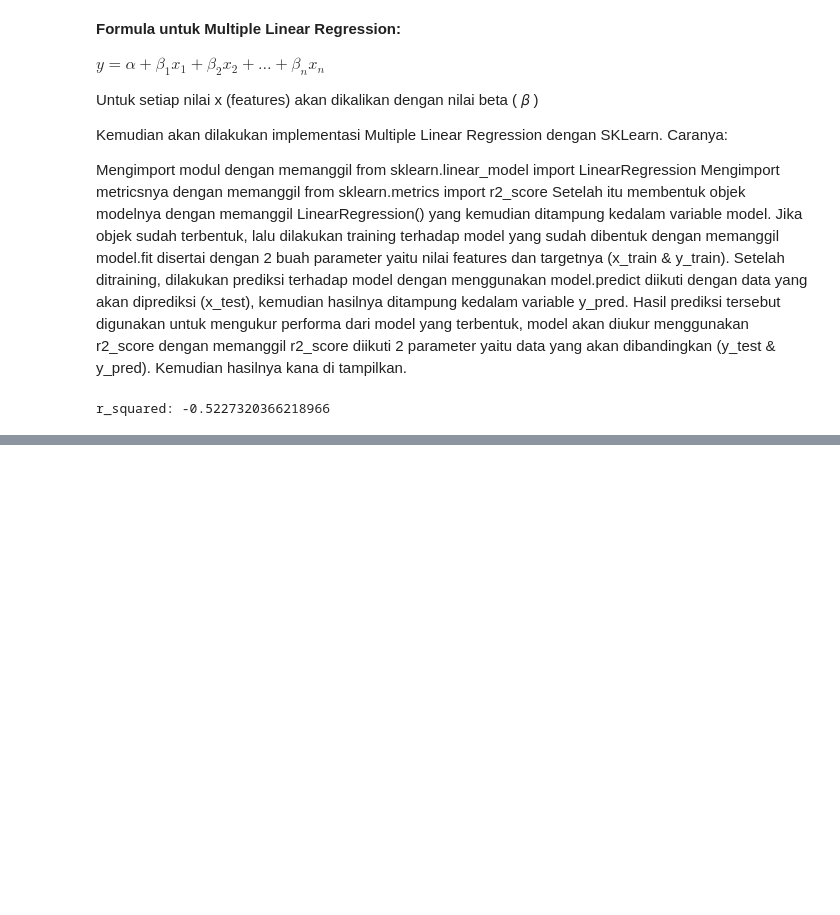
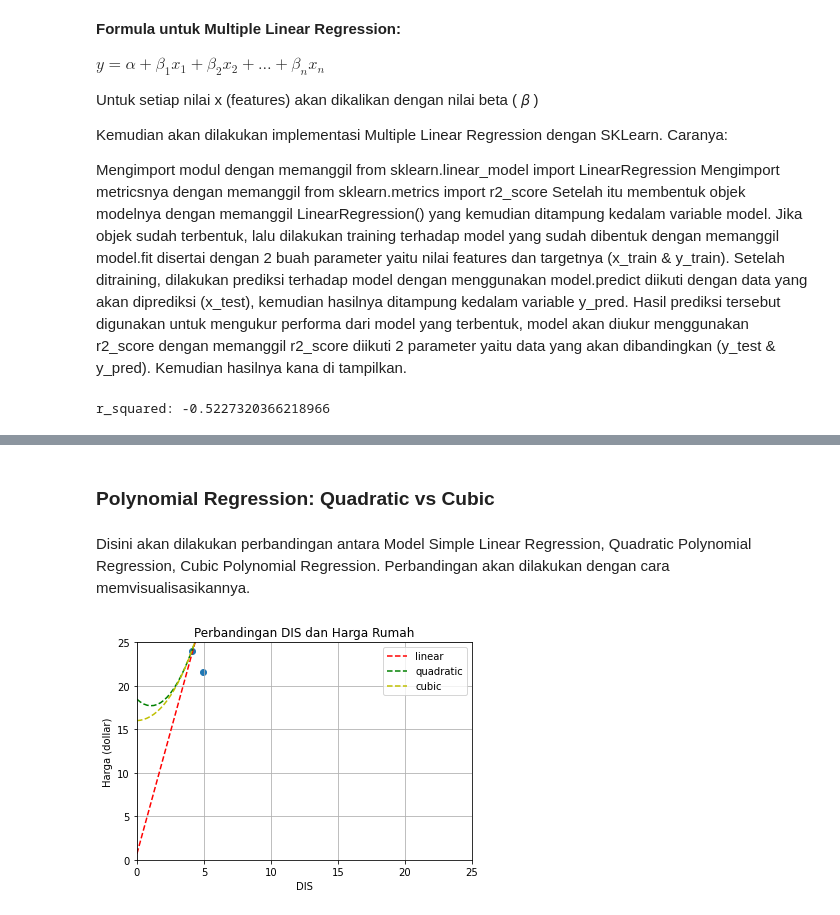
Before and after one commit to JessicaNataliaUtama/Data-Science, a Jupyter notebook: UTS/UTS.ipynb, the cells around one changed output, grey strips where cells are left out. Cells and saved outputs as stored; diff of their text form; code cells hidden in the pictures; blank space fills up the shorter version.

```diff
--- a/UTS/UTS.ipynb
+++ b/UTS/UTS.ipynb
@@ -703,0 +810,43 @@ r_squared: -0.5227320366218966
+# %% [markdown]
+### Polynomial Regression: Quadratic vs Cubic
+# %% [markdown]
+Disini akan dilakukan perbandingan antara Model Simple Linear Regression, Quadratic Polynomial Regression, Cubic Polynomial Regression. Perbandingan akan dilakukan dengan cara memvisualisasikannya.
+# %%
+# Training Set
+plt.scatter(X_train, y_train)
+
+# Linear
+model = LinearRegression()
+model.fit(X_train, y_train)
+X_vis = np.linspace(0, 25, 100).reshape(-1, 1)
+y_vis = model.predict(X_vis)
+plt.plot(X_vis, y_vis, '--r', label='linear')
+
+# Quadratic
+quadratic_feature = PolynomialFeatures(degree=2)
+X_train_quadratic = quadratic_feature.fit_transform(X_train)
+model = LinearRegression()
+model.fit(X_train_quadratic, y_train)
+X_vis_quadratic = quadratic_feature.transform(X_vis)
+y_vis = model.predict(X_vis_quadratic)
+plt.plot(X_vis, y_vis, '--g', label='quadratic')
+
+# Cubic
+cubic_feature = PolynomialFeatures(degree=3)
+X_train_cubic = cubic_feature.fit_transform(X_train)
+model = LinearRegression()
+model.fit(X_train_cubic, y_train)
+X_vis_cubic = cubic_feature.transform(X_vis)
+y_vis = model.predict(X_vis_cubic)
+plt.plot(X_vis, y_vis, '--y', label='cubic')
+
+plt.title('Perbandingan DIS dan Harga Rumah')
+plt.xlabel('DIS')
+plt.ylabel('Harga (dollar)')
+plt.legend()
+plt.xlim(0, 25)
+plt.ylim(0, 25)
+plt.grid(True)
+plt.show()
+# %% [output]
+[figure, added]
```
Also changed, not shown: parts of 16 cells of this notebook.
